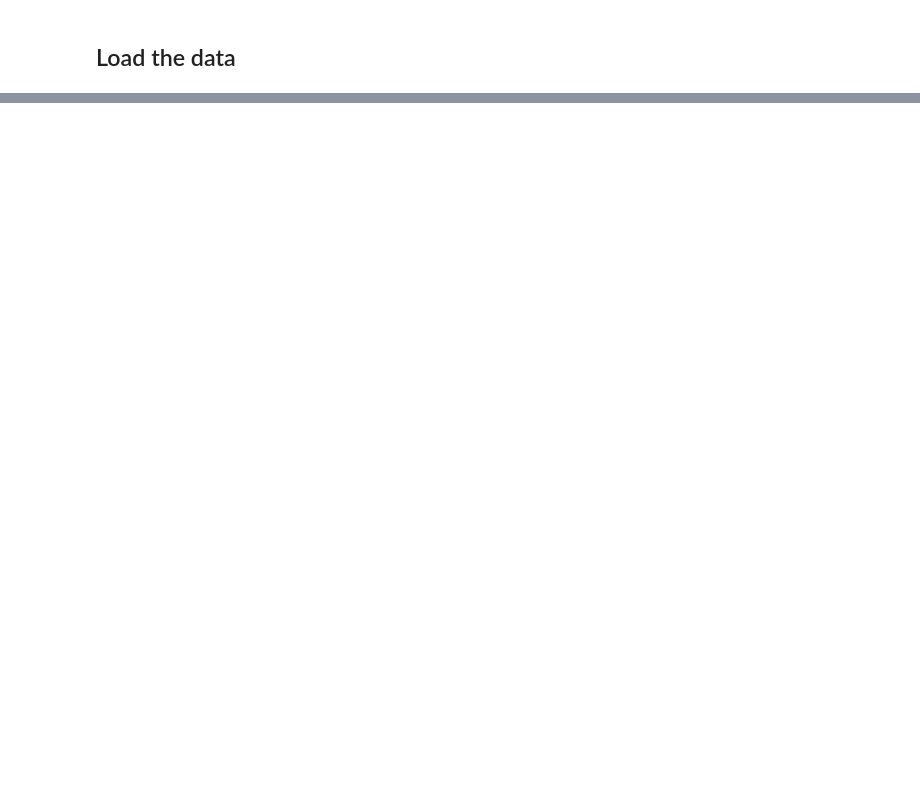
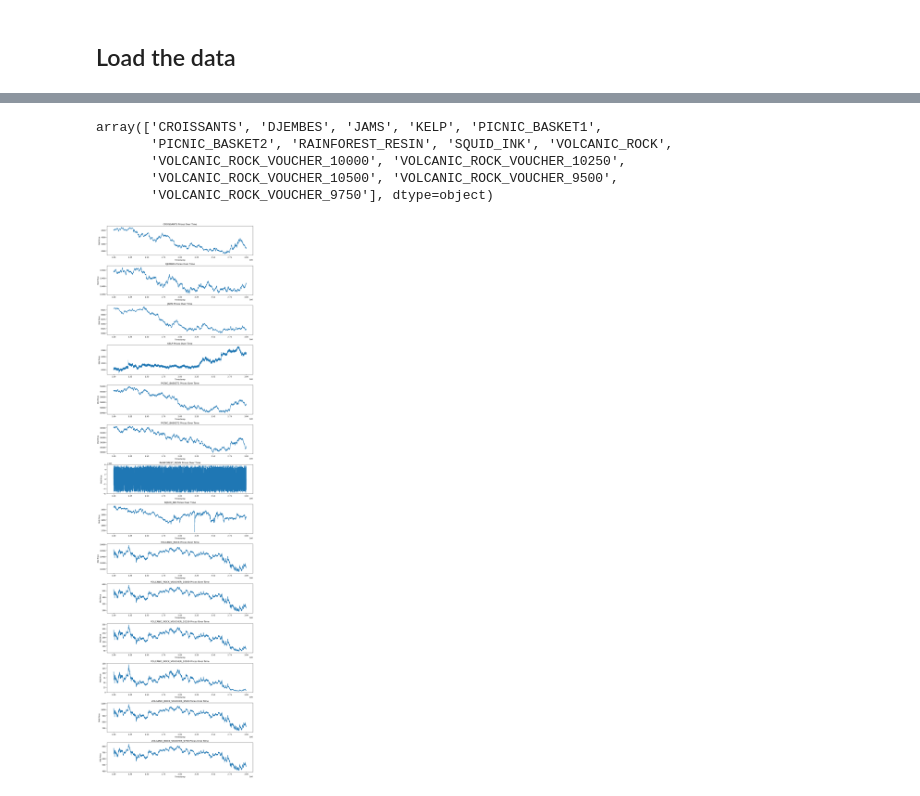
Before and after one commit to tommasomarrucci/IMC----Prosperity, a Jupyter notebook: Round_3/data_analysis.ipynb, the cells around one changed output, grey strips where cells are left out. Drawn from its saved outputs; the diff is of its cells as text; code cells hidden in the pictures; blank space fills up the shorter version.

```diff
--- a/Round_3/data_analysis.ipynb
+++ b/Round_3/data_analysis.ipynb
@@ -48,0 +10,14 @@ FileNotFoundError: [Errno 2] No such file or directory: 'data/round_3/prices_rou
+# %%
+data = [pd.read_csv(f'/Users/tommasomarrucci/Desktop/IMC BIEF 42/data/round_3/prices_round_3_day_{i}.csv', sep=';') for i in range(0,2)]
+trades = [pd.read_csv(f'/Users/tommasomarrucci/Desktop/IMC BIEF 42/data/round_3/trades_round_3_day_{i}.csv', sep=';') for i in range(0,2)]
+
+
+for i in range(0,2):
+    price_df = data[i]
+    prev_df = data[i-1]
+    price_df['timestamp'] = price_df['timestamp'] + prev_df['timestamp'].iloc[-1]
+
+data0 = data[1]
+data = pd.concat(data).reset_index(drop=True)
+
+data
@@ -48,0 +38,28 @@ FileNotFoundError: [Errno 2] No such file or directory: 'data/round_3/prices_rou
+# %%
+products = data['product'].unique()
+products = np.sort(products)
+products
+# %% [output]
+array(['CROISSANTS', 'DJEMBES', 'JAMS', 'KELP', 'PICNIC_BASKET1',
+       'PICNIC_BASKET2', 'RAINFOREST_RESIN', 'SQUID_INK', 'VOLCANIC_ROCK',
+       'VOLCANIC_ROCK_VOUCHER_10000', 'VOLCANIC_ROCK_VOUCHER_10250',
+       'VOLCANIC_ROCK_VOUCHER_10500', 'VOLCANIC_ROCK_VOUCHER_9500',
+       'VOLCANIC_ROCK_VOUCHER_9750'], dtype=object)
+# %%
+plt.figure(figsize=(12, len(products) * 3))
+
+for idx, product in enumerate(products):
+    plt.subplot(len(products), 1, idx + 1)
+    sns.lineplot(
+        data=data[data['product'] == product],
+        x='timestamp',
+        y='mid_price'
+    )
+    plt.title(f'{product} Prices Over Time')
+    plt.xlabel('Timestamp')
+    plt.ylabel('Mid Price')
+
+plt.tight_layout()
+plt.show()
+# %% [output]
+[figure, added]
```
Also changed, not shown: parts of 2 cells of this notebook, 2 other files.
